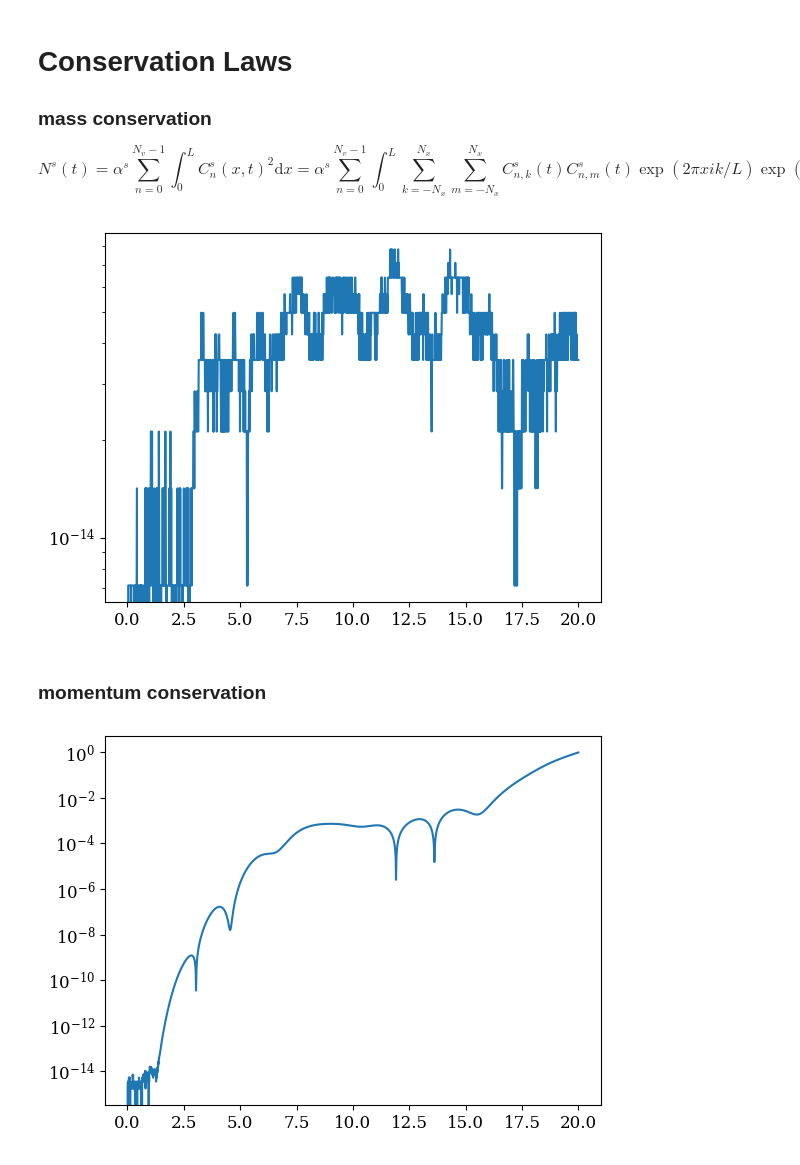
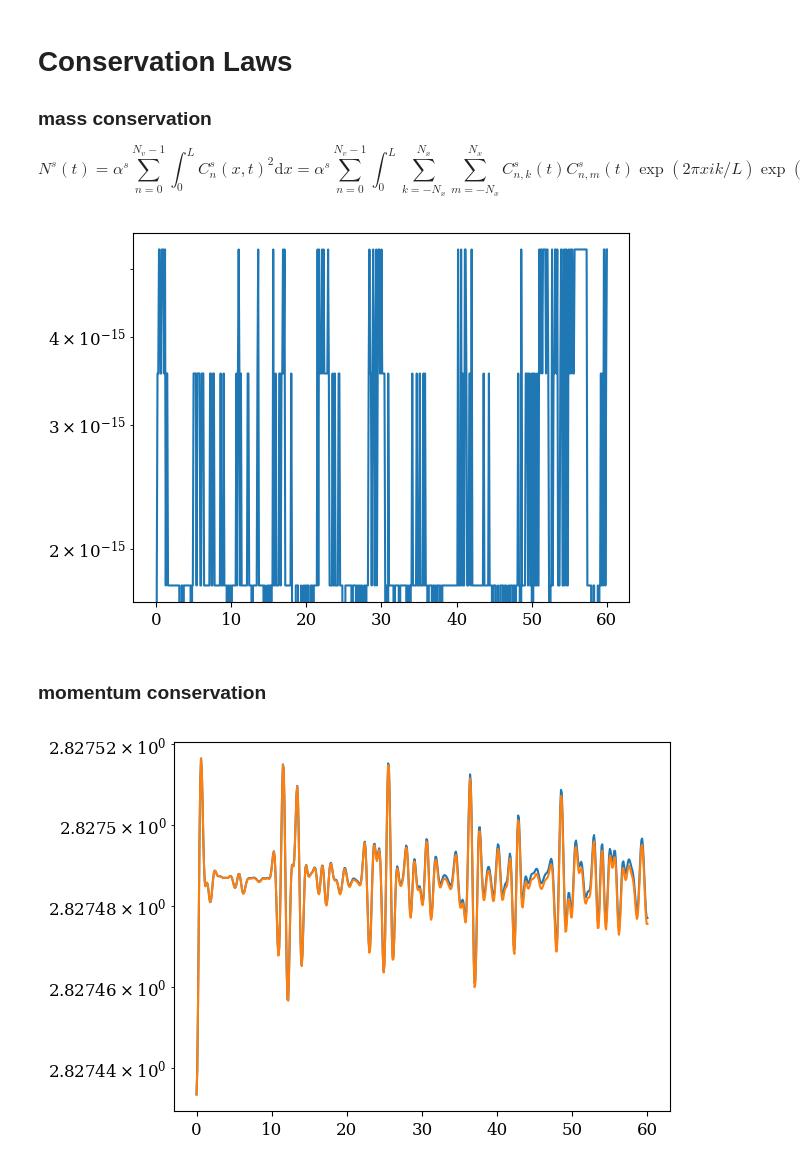
Before and after one commit to opaliss/SW-Conservative-Closure, a Jupyter notebook: bump on tail SW-sqrt VP.ipynb, the cells around one changed output. Saved outputs shown, nothing was run; the diff lists cells and outputs as text; code cells hidden in the pictures.

```diff
--- a/bump on tail SW-sqrt VP.ipynb
+++ b/bump on tail SW-sqrt VP.ipynb
@@ -31,13 +31,9 @@ alpha_i = np.sqrt(2 / 1863)
 # perturbation magnitude
 epsilon = 0.03
 # x grid is from 0 to L
-L = 20 * np.pi / 3
+L = 2 * np.pi
 # final time
-T = 20.
-# time stepping
-dt = 1e-2
-# time vector
-t_vec = np.linspace(0, T, int(T / dt) + 1)
+T = 60.
 # velocity scaling
 u_e1 = -0.5
 u_e2 = 4.5
@@ -70,10 +66,10 @@ C_0e2 = np.zeros(2 * Nx + 1, dtype="complex128")
 
 # project the electron species onto fourier space
 for ii, kk in enumerate(range(-Nx, Nx + 1)):
-    C_0e1[ii] = np.trapz(y=np.sqrt(delta_e1 * (1 + epsilon * np.cos(0.3 * x_project)) / alpha_e1) * np.exp(-2 * np.pi * 1j * kk *  x_project / L),
+    C_0e1[ii] = np.trapz(y=np.sqrt(delta_e1 * (1 + epsilon * np.cos(x_project)) / alpha_e1) * np.exp(-2 * np.pi * 1j * kk *  x_project / L),
                          x=x_project,
                          dx= x_project[1] -  x_project[0]) / L
-    C_0e2[ii] = np.trapz(y=np.sqrt(delta_e2 * (1 + epsilon * np.cos(0.3 *  x_project)) / alpha_e2) * np.exp(-2 * np.pi * 1j * kk *  x_project / L),
+    C_0e2[ii] = np.trapz(y=np.sqrt(delta_e2 * (1 + epsilon * np.cos(x_project)) / alpha_e2) * np.exp(-2 * np.pi * 1j * kk *  x_project / L),
                          x= x_project,
                          dx= x_project[1] -  x_project[0]) / L
 # %%
@@ -335,15 +319,14 @@ for ii in range(0, len(sol_midpoint_t)):
 plt.plot(sol_midpoint_t, np.abs(mass_midpoint - mass_midpoint[0]))
 plt.yscale("log")
 # %% [output]
-[figure, old version]
+[figure, new version]
 # %% [markdown]
 ### momentum conservation
 # %%
 def term2(state):
     res = 0
-    for nn in range(1, Nv):
-        for ii, kk in enumerate(range(-Nx, Nx+1)):
-            res += L * np.sqrt(nn/2)* state[nn-1, Nx - kk] * state[nn, ii]
+    for nn in range(0, Nv):
+        res += L * np.sqrt(nn/2)* np.conjugate(state[nn-1, :]).T @ state[nn, :]
     return res
 # %%
 momentum_midpoint_e1 = np.zeros(len(sol_midpoint_t))
@@ -357,10 +340,12 @@ for ii in range(0, len(sol_midpoint_t)):
     momentum_midpoint_i[ii] = m_i*alpha_i*(u_i*mass(state_i_midpoint[:, :, ii]) + alpha_i*(2*term2(state_i_midpoint[:, :, ii]))).real
     momentum_midpoint[ii] = momentum_midpoint_e1[ii] + momentum_midpoint_e2[ii] + momentum_midpoint_i[ii]
 # %%
-plt.plot(sol_midpoint_t, np.abs(momentum_midpoint - momentum_midpoint[0]))
+#plt.plot(sol_midpoint_t, np.abs(momentum_midpoint_i))
+plt.plot(sol_midpoint_t, np.abs(momentum_midpoint_e1))
+plt.plot(sol_midpoint_t, np.abs(momentum_midpoint_e2))
 plt.yscale("log")
 # %% [output]
-[figure, old version]
+[figure, new version]
 # %%
 fig, ax = plt.subplots(ncols=3, figsize=(15, 3))
 ax[1].plot(sol_midpoint_t, momentum_midpoint_e1-momentum_midpoint_e1[0], ls="--",  label="core momentum drift")
```
Also changed, not shown: parts of 14 cells of this notebook, 11 other files.
